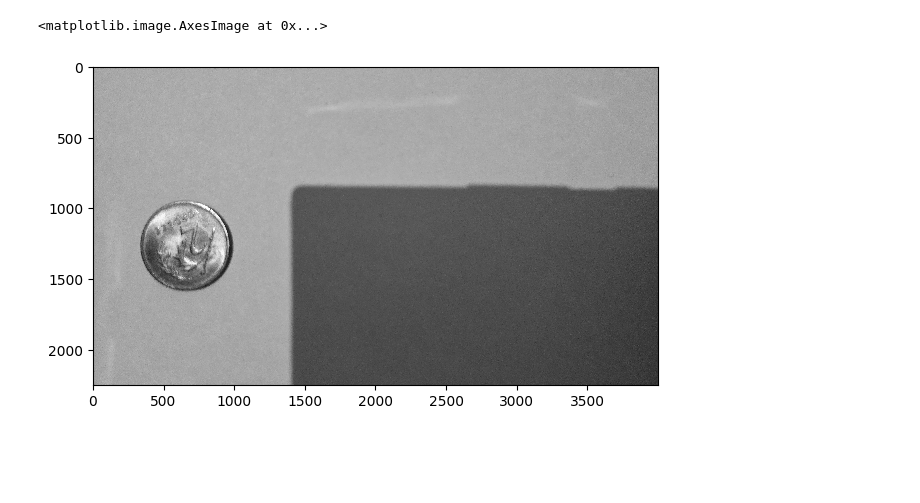
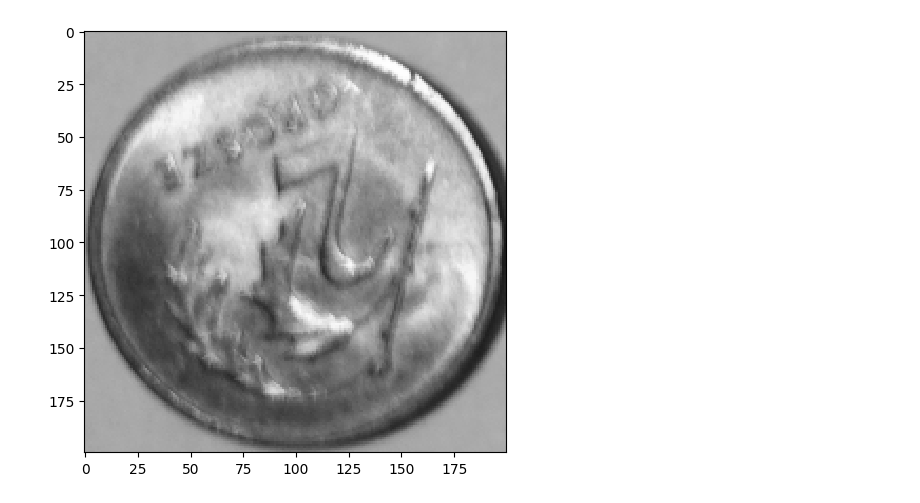
Before and after one commit to Jantarox/aoc, a Jupyter notebook: src/aoc/fft_upper.ipynb, the cells around one changed output. Saved outputs shown, nothing was run; the diff lists cells and outputs as text; code cells hidden in the pictures; blank space fills up the shorter version.

```diff
--- a/src/aoc/fft_upper.ipynb
+++ b/src/aoc/fft_upper.ipynb
@@ -1,16 +1,25 @@
 # %%
 import skimage.io
-from skimage.color import rgb2gray
-from skimage import data
+from skimage.color import rgba2rgb, rgb2gray
+from skimage.transform import resize
 import matplotlib.pyplot as plt
 import numpy as np
+
+from aoc.utils import extract_coin
+
+# Load and prepare the image
+image = skimage.io.imread("data/20241117_213835.jpg")
+
+
+resize_shape = (200, 200)
+bounding_box = (330, 940, 970, 1590)
+
+image = extract_coin(image, bounding_box, resize_shape)
+
+skimage.io.imshow(image)
+plt.show()
+# %% [output]
+[figure, added]
-# %%
-image = skimage.io.imread("data/20241117_213835.jpg")
-image = rgb2gray(image)
-skimage.io.imshow(image)
-# %% [output]
-<matplotlib.image.AxesImage at 0x...>
-[figure, removed]
 # %%
 fft_image = np.fft.fftshift(np.fft.fft2(image))
 plt.imshow(np.log(abs(fft_image)), cmap="gray")
```
Also changed, not shown: parts of 6 cells of this notebook, 2 other files.
